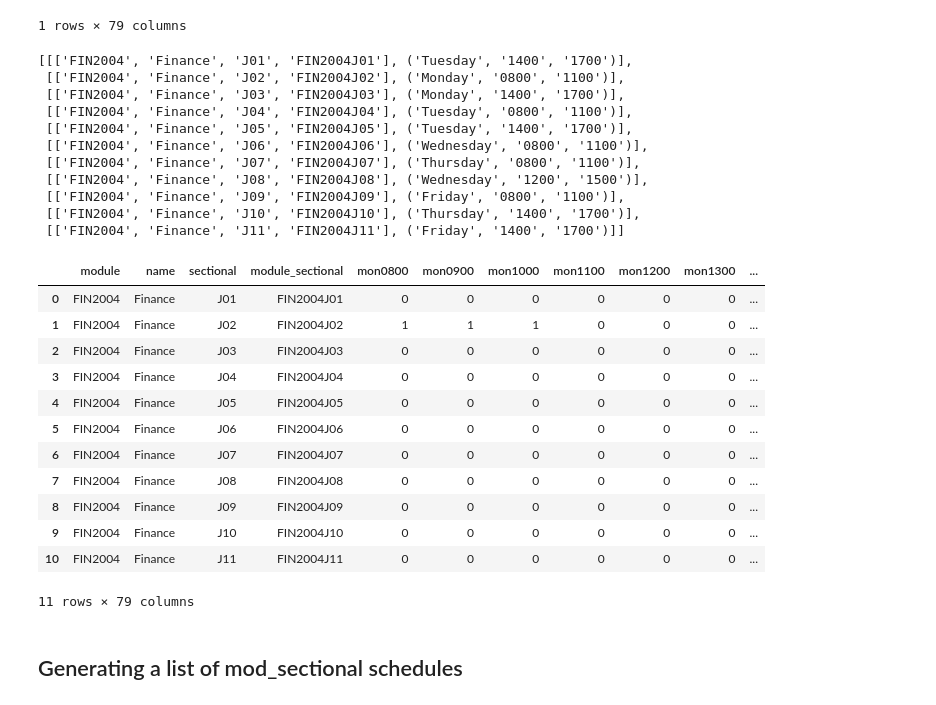
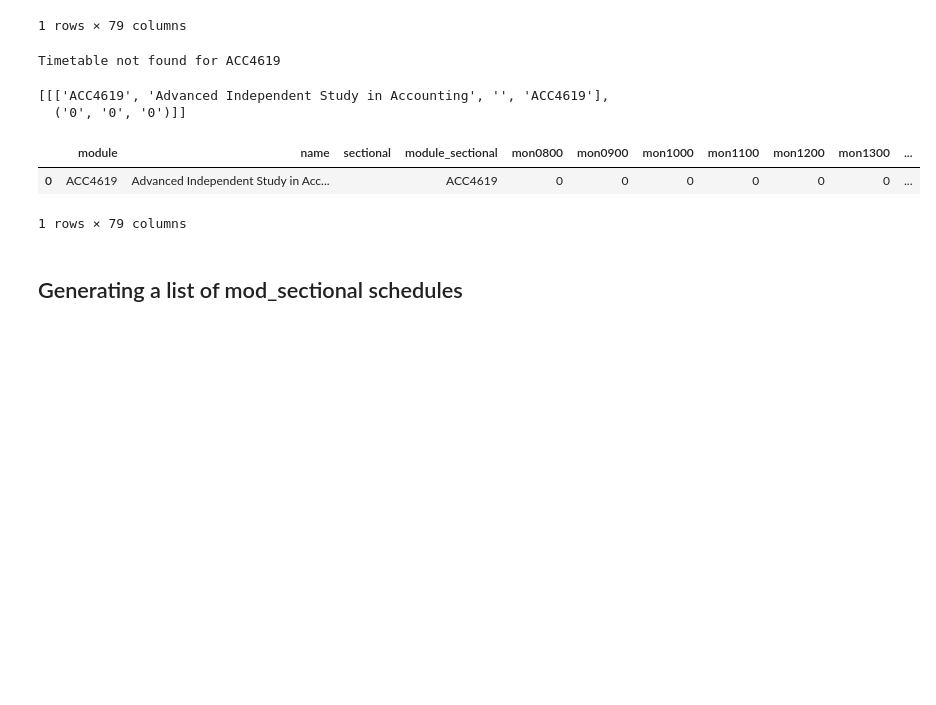
Before and after one commit to ningyuuu/dsc3214, a Jupyter notebook: Scraping.ipynb, the cells around one changed output. Cells and saved outputs as stored; diff of their text form; code cells hidden in the pictures; blank space fills up the shorter version.

```diff
--- a/Scraping.ipynb
+++ b/Scraping.ipynb
@@ -172,7 +155,12 @@ def convert_mod_info_into_lists(json):
         timeslots = json['Timetable']
     except:
         print('Timetable not found for', module)
-        timeslots = []
+        blankslot = {}
+        blankslot['ClassNo'] = ''
+        blankslot['StartTime'] = '0'
+        blankslot['EndTime'] = '0'
+        blankslot['DayText'] = '0'
+        timeslots = [blankslot]
 
     mylist = []
 
@@ -185,48 +173,44 @@ def convert_mod_info_into_lists(json):
 
     return mylist
 
-fin2004 = convert_mod_info_into_lists(get_json('FIN2004'))
+fin2004 = convert_mod_info_into_lists(get_json('ACC4619'))
 fin2004
 # %% [output]
-[[['FIN2004', 'Finance', 'J01', 'FIN2004J01'], ('Tuesday', '1400', '1700')],
- [['FIN2004', 'Finance', 'J02', 'FIN2004J02'], ('Monday', '0800', '1100')],
- [['FIN2004', 'Finance', 'J03', 'FIN2004J03'], ('Monday', '1400', '1700')],
- [['FIN2004', 'Finance', 'J04', 'FIN2004J04'], ('Tuesday', '0800', '1100')],
- [['FIN2004', 'Finance', 'J05', 'FIN2004J05'], ('Tuesday', '1400', '1700')],
- [['FIN2004', 'Finance', 'J06', 'FIN2004J06'], ('Wednesday', '0800', '1100')],
- [['FIN2004', 'Finance', 'J07', 'FIN2004J07'], ('Thursday', '0800', '1100')],
- [['FIN2004', 'Finance', 'J08', 'FIN2004J08'], ('Wednesday', '1200', '1500')],
- [['FIN2004', 'Finance', 'J09', 'FIN2004J09'], ('Friday', '0800', '1100')],
- [['FIN2004', 'Finance', 'J10', 'FIN2004J10'], ('Thursday', '1400', '1700')],
- [['FIN2004', 'Finance', 'J11', 'FIN2004J11'], ('Friday', '1400', '1700')]]
+Timetable not found for ACC4619
+[[['ACC4619', 'Advanced Independent Study in Accounting', '', 'ACC4619'],
+  ('0', '0', '0')]]
+# %%
+lect_tut = [
+    'ACC1002',
+    'ACC1702',
+    'BSP1005',
+    'BSP1703',
+    'BSP2001',
+    'DSC2006',
+    'DSC2008',
+    'MNO2009'
+]
 # %%
 def convert_modlist_into_df(modlist):
     newlist = []
     for mod in modlist:
-#         print(mod[1])
-        mod_time = convert_time_info_into_list(mod[1][0], mod[1][1], mod[1][2])
+        if (mod[0][0] in lect_tut):
+            mod_time = convert_time_info_into_list('0', '0', '0')
+            print('timetable building skipped for', mod[0][0])
+        else:
+            mod_time = convert_time_info_into_list(mod[1][0], mod[1][1], mod[1][2])
         newmod = []
         newmod.extend(mod[0])
         newmod.extend(mod_time)
         newlist.append(newmod)
 
     return newlist
 
 build_df(convert_modlist_into_df(fin2004))
 # %% [output]
 |  | module | name | sectional | module_sectional | mon0800 | mon0900 | mon1000 | mon1100 | mon1200 | mon1300 | ... |
-| 0 | FIN2004 | Finance | J01 | FIN2004J01 | 0 | 0 | 0 | 0 | 0 | 0 | ... |
-| 1 | FIN2004 | Finance | J02 | FIN2004J02 | 1 | 1 | 1 | 0 | 0 | 0 | ... |
-| 2 | FIN2004 | Finance | J03 | FIN2004J03 | 0 | 0 | 0 | 0 | 0 | 0 | ... |
-| 3 | FIN2004 | Finance | J04 | FIN2004J04 | 0 | 0 | 0 | 0 | 0 | 0 | ... |
-| 4 | FIN2004 | Finance | J05 | FIN2004J05 | 0 | 0 | 0 | 0 | 0 | 0 | ... |
-| 5 | FIN2004 | Finance | J06 | FIN2004J06 | 0 | 0 | 0 | 0 | 0 | 0 | ... |
-| 6 | FIN2004 | Finance | J07 | FIN2004J07 | 0 | 0 | 0 | 0 | 0 | 0 | ... |
-| 7 | FIN2004 | Finance | J08 | FIN2004J08 | 0 | 0 | 0 | 0 | 0 | 0 | ... |
-| 8 | FIN2004 | Finance | J09 | FIN2004J09 | 0 | 0 | 0 | 0 | 0 | 0 | ... |
-| 9 | FIN2004 | Finance | J10 | FIN2004J10 | 0 | 0 | 0 | 0 | 0 | 0 | ... |
-| 10 | FIN2004 | Finance | J11 | FIN2004J11 | 0 | 0 | 0 | 0 | 0 | 0 | ... |
+| 0 | ACC4619 | Advanced Independent Study in Acc... |  | ACC4619 | 0 | 0 | 0 | 0 | 0 | 0 | ... |
-11 rows × 79 columns
+1 rows × 79 columns
 # %% [markdown]
 ## Generating a list of mod_sectional schedules
 # %% [markdown]
```
Also changed, not shown: parts of 5 cells of this notebook, 1 other file.
